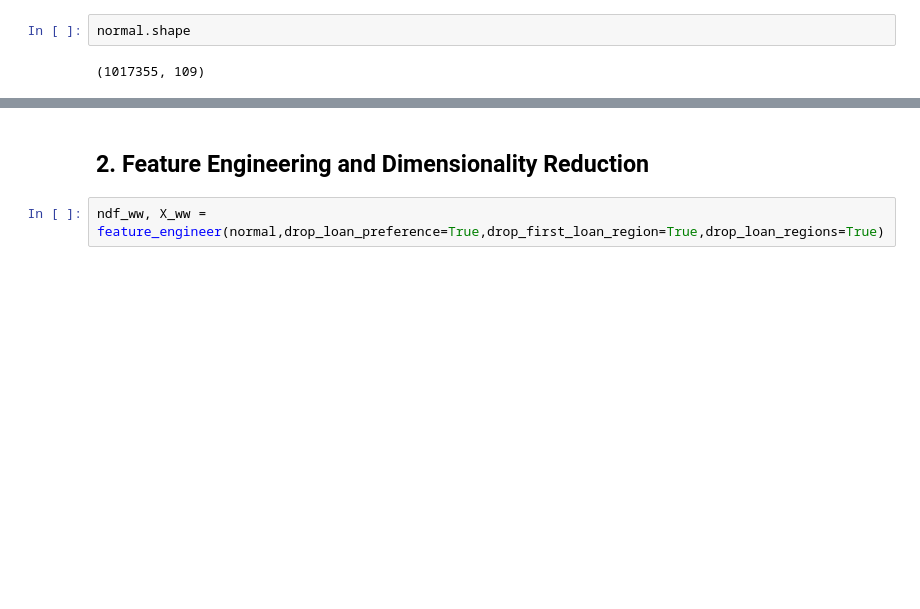
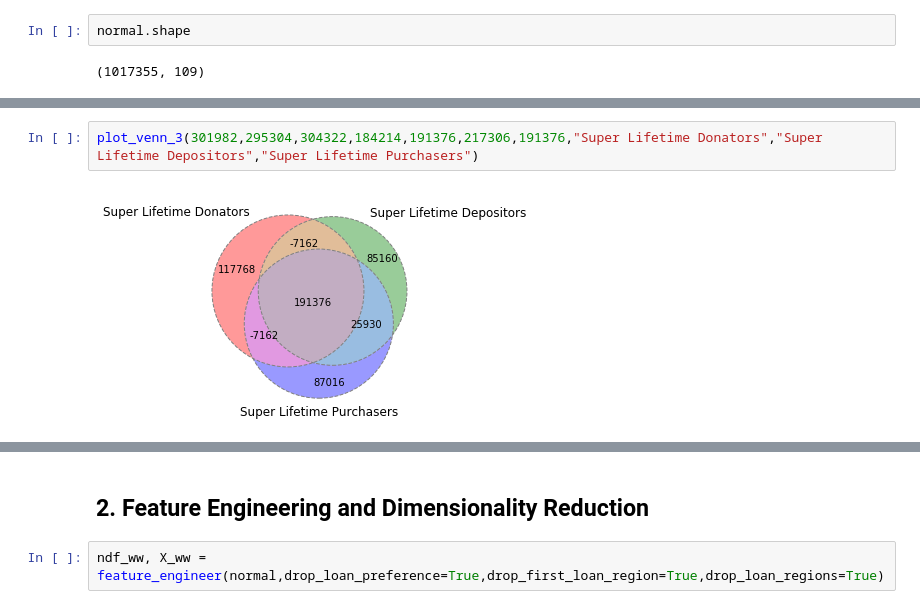
Before and after one commit to liyouzhang/Lender_Segmentations_Kiva, a Jupyter notebook: normal_drop_both_Kmeans.ipynb, the cells around one changed output, grey strips where cells are left out. Cells and saved outputs as stored; diff of their text form; blank space fills up the shorter version.

```diff
--- a/normal_drop_both_Kmeans.ipynb
+++ b/normal_drop_both_Kmeans.ipynb
@@ -58,0 +81,4 @@ normal.shape
+# %%
+plot_venn_3(301982,295304,304322,184214,191376,217306,191376,"Super Lifetime Donators","Super Lifetime Depositors","Super Lifetime Purchasers")
+# %% [output]
+[figure, added]
```
Also changed, not shown: parts of 25 cells of this notebook, 3 other files.
